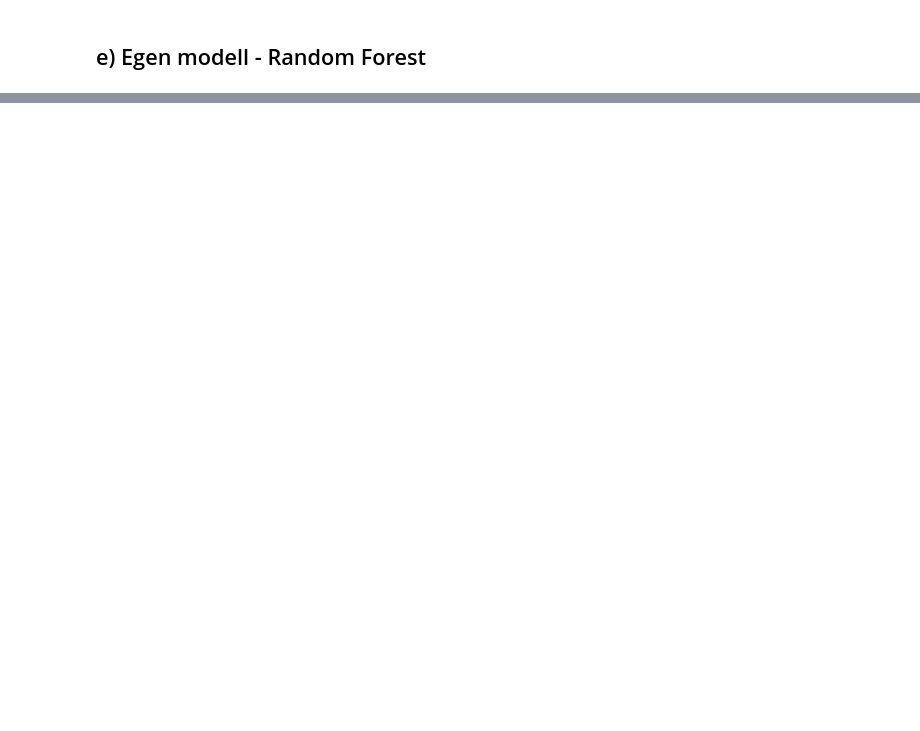
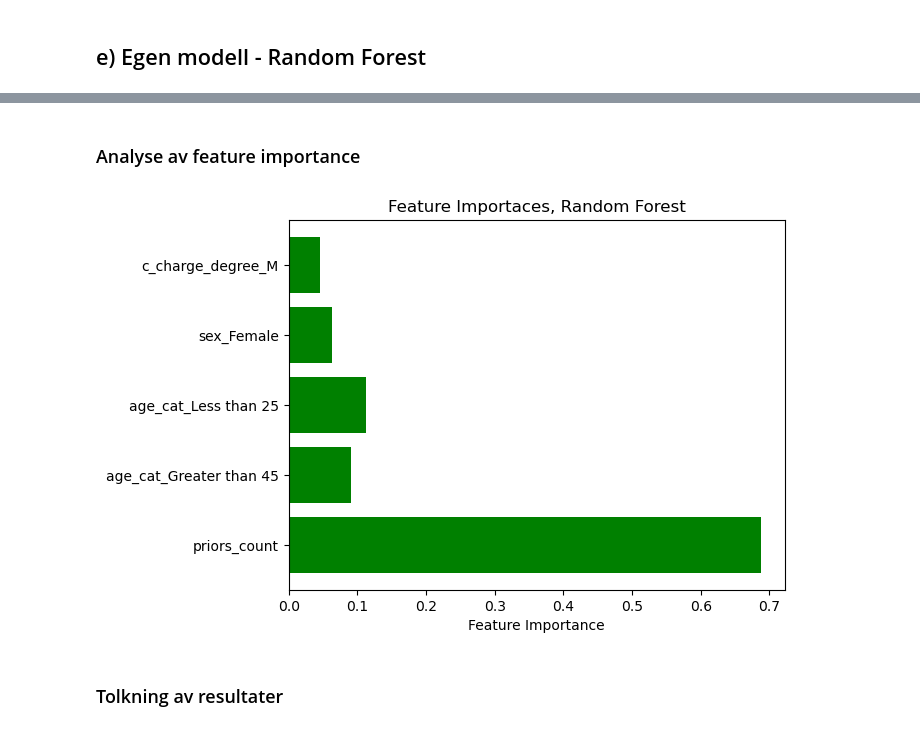
Before and after one commit to aadnerol/HON2200, a Jupyter notebook: prosjekt_COMPAS/notebooks/dataanalyse.ipynb, the cells around one changed output, grey strips where cells are left out. Cells and saved outputs as stored; diff of their text form; code cells hidden in the pictures; blank space fills up the shorter version.

Commit message:
Komplett analysenotebook, første utkast

```diff
--- a/prosjekt_COMPAS/notebooks/dataanalyse.ipynb
+++ b/prosjekt_COMPAS/notebooks/dataanalyse.ipynb
@@ -395,0 +484,7 @@ dtype: float64
+# %%
+# Kovariatmatrise uten "race"
+X = df[["age_cat", "sex", "priors_count", "c_charge_degree"]]
+categorical_cols = ["age_cat", "sex", "c_charge_degree"]
+X = pd.get_dummies(X, columns=categorical_cols, prefix=categorical_cols, prefix_sep='_')
+X = X.drop(["age_cat_25 - 45", "sex_Male", "c_charge_degree_F"], axis=1)
+Y = df["two_year_recid"]
@@ -395,0 +493,3 @@ dtype: float64
+# %%
+seed = 2704
+X_train, X_test, Y_train, Y_test = train_test_split(X, Y, test_size=0.2, random_state=seed)
@@ -395,0 +500,7 @@ dtype: float64
+# %%
+weak_learners = [1, 3, 5, 10, 20, 50, 100, 200, 500, 1000, 1500, 2000]
+accuracies = []
+for n in weak_learners:
+    rf = RandomForestClassifier(n_estimators=n, max_features="sqrt",random_state=seed)
+    rf.fit(X_train, Y_train)
+    accuracies.append(rf.score(X_test, Y_test))
@@ -395,0 +523,3 @@ dtype: float64
+# %%
+skog = RandomForestClassifier(n_estimators=500, max_features="sqrt", random_state=seed)
+skog.fit(X_train, Y_train)
@@ -395,0 +596,13 @@ dtype: float64
+# %% [markdown]
+### Analyse av feature importance
+# %%
+importance = skog.feature_importances_
+plt.title("Feature Importaces, Random Forest")
+plt.barh(X_train.columns, importance, color="green")
+plt.xlabel("Feature Importance")
+# plt.savefig("../figurer/feature_importance_RF.pdf", format="pdf")
+plt.show()
+# %% [output]
+[figure, added]
+# %% [markdown]
+### Tolkning av resultater
```
Also changed, not shown: parts of 27 cells of this notebook, 4 other files.
